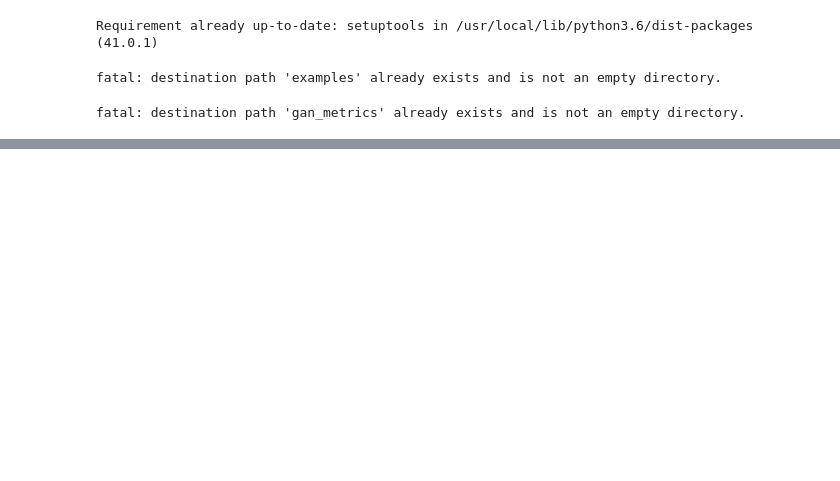
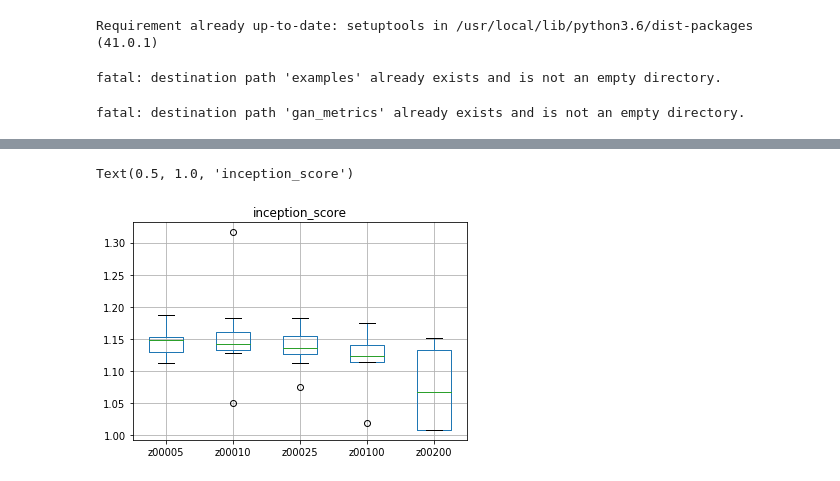
Before and after one commit to xuqiantong/GAN-Metrics, a Jupyter notebook: dcgan_pytorch2.ipynb, the cells around one changed output, grey strips where cells are left out. Cells and saved outputs as stored; diff of their text form; code cells hidden in the pictures; blank space fills up the shorter version.

```diff
--- a/dcgan_pytorch2.ipynb
+++ b/dcgan_pytorch2.ipynb
@@ -361,22 +361,24 @@ gdrive.authenticate_automatically(username)
 base_folder_name = 'PytorchCheckpoints'
 
 logger.info("Setting up base folder '{}'".format(base_folder_name))
-base_folder_fid = _create_folder_in_parent(folder_name=base_folder_name, parent_fid=None, exist_ok=True)
+base_folder_fid = _create_folder_in_parent(folder_name=base_folder_name,
+                                           parent_fid=None,
+                                           exist_ok=True)
 
 logger.info("Setting up dataset folder '{}' in '{}'".format(dataset_name, base_folder_name))
-dataset_folder_fid = _create_folder_in_parent(folder_name=dataset_name, parent_fid=base_folder_fid, exist_ok=True)
+dataset_folder_fid = _create_folder_in_parent(folder_name=dataset_name,
+                                              parent_fid=base_folder_fid,
+                                              exist_ok=True)
 
 logger.info("Setting up dataset/z/ folder '{}' in '{}'".format(zstr, dataset_name))
-datasetz_folder_fid = _create_folder_in_parent(folder_name=zstr, parent_fid=dataset_folder_fid, exist_ok=True)
+datasetz_folder_fid = _create_folder_in_parent(folder_name=zstr,
+                                               parent_fid=dataset_folder_fid,
+                                               exist_ok=True)
 
 logger.info("Setting up dataset/z/seed folder '{}' in '{}'".format(seedstr, zstr))
-datasetzseed_folder_fid = _create_folder_in_parent(folder_name=seedstr, parent_fid=datasetz_folder_fid, exist_ok=True)
-
-# logger.info("Creating experiment subfolder '{}' with parent fid '{}'".format(dataset_name, base_fid))
-# dataset_folder = gdrive.create_folder(dataset_name, [base_fid.fid])
-# # identifier_folder = gdrive.create_folder(dataset_name, [base_fid.fid])
-# # Folder structure is:
-# # dataset/nz/
+datasetzseed_folder_fid = _create_folder_in_parent(folder_name=seedstr,
+                                                   parent_fid=datasetz_folder_fid,
+                                                   exist_ok=True)
 
 parent_fid = datasetzseed_folder_fid
 # %% [output]
@@ -772,7 +593,7 @@ netG.apply(weights_init)
 score_tr = np.zeros((max_iter, 4*7+3))
 # max_iter = 5
 for epoch in range(0, max_iter):
-    metrics_filename = metrics_pattern.format(epoch)z
+    metrics_filename = metrics_pattern.format(epoch)
     logger.info(metrics_filename)
     found_items = gdrive.find_items(name=metrics_filename,
                                     parent_fid=parent_fid,
@@ -883,0 +803,9 @@ send_email.send_mail_from_robotmatoba(to_addrs,
+# %%
+
+# plt.boxplot(metrics_multiindex.xs('fid', axis=1, level=1))
+m = 'inception_score'
+metrics_multiindex.xs(m, axis=1, level=1).boxplot()
+plt.title(m)
+# %% [output]
+Text(0.5, 1.0, 'inception_score')
+[figure, added]
```
Also changed, not shown: parts of 20 cells of this notebook.
